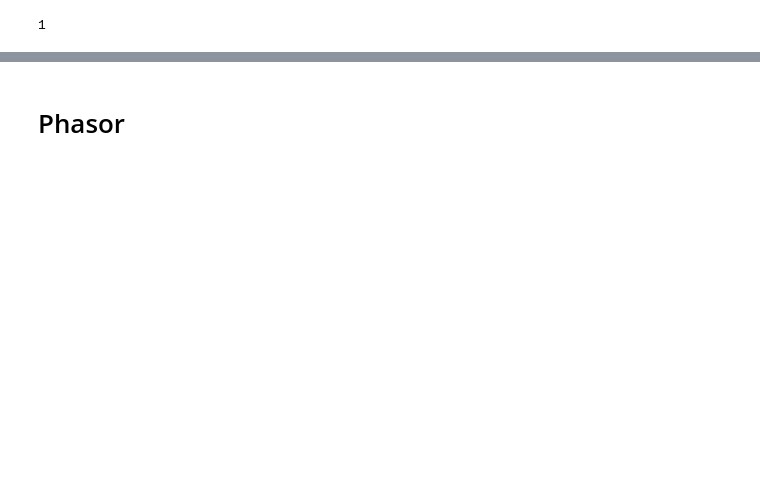
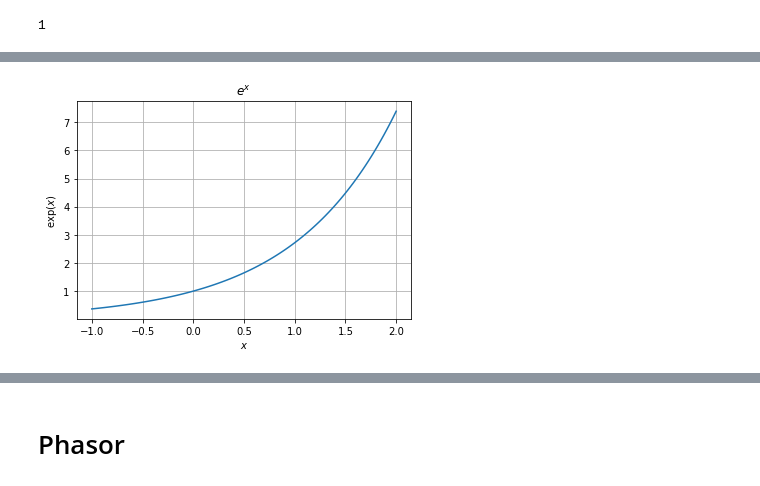
Before and after one commit to TaeYongGong/class2021Spring, a Jupyter notebook: sound.ipynb, the cells around one changed output, grey strips where cells are left out. Drawn from its saved outputs; the diff is of its cells as text; code cells hidden in the pictures; blank space fills up the shorter version.

```diff
--- a/sound.ipynb
+++ b/sound.ipynb
@@ -14,0 +67,12 @@ from scipy.signal import lfilter
+# %%
+x = np.linspace(-1, 2, 100)
+y = np.exp(x)
+
+plt.plot(x, y)
+plt.title('$e^x$')
+plt.xlabel('$x$')
+plt.ylabel('$\exp(x)$')
+plt.grid(True)
+plt.show()
+# %% [output]
+[figure, added]
```
Also changed, not shown: parts of 29 cells of this notebook.
